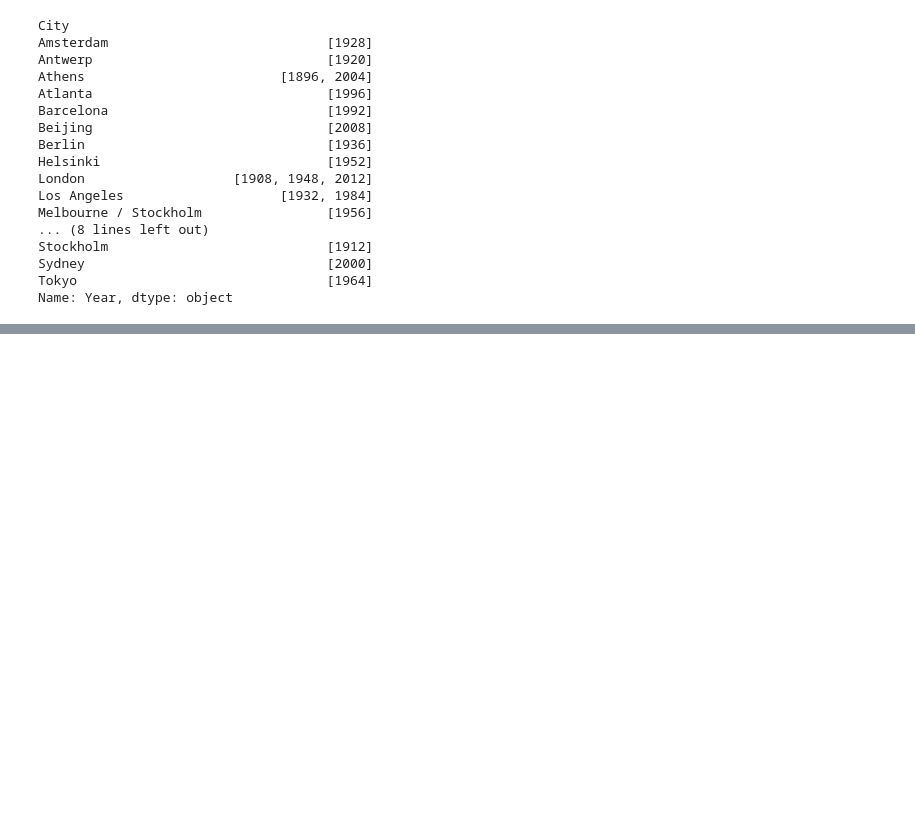
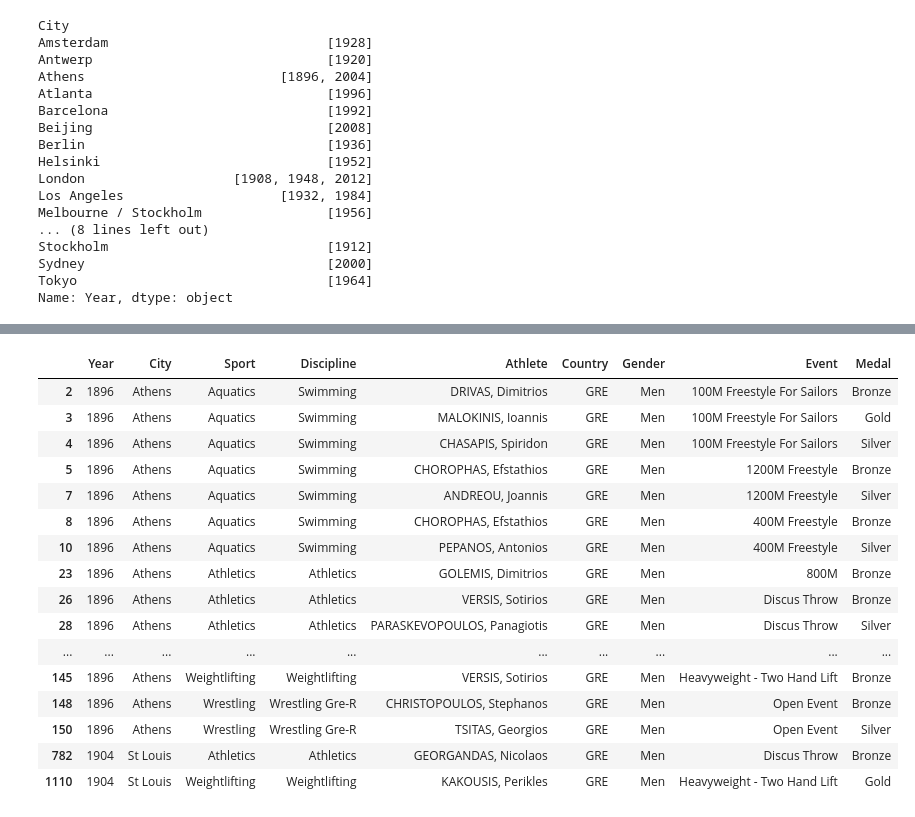
Before and after one commit to TomHOldershaw/Project_1_Team_2, a Jupyter notebook: q3p2.ipynb, the cells around one changed output, grey strips where cells are left out. Saved outputs shown, nothing was run; the diff lists cells and outputs as text; code cells hidden in the pictures; blank space fills up the shorter version.

```diff
--- a/q3p2.ipynb
+++ b/q3p2.ipynb
@@ -42,6 +42,6 @@ Sydney                               [2000]
 Tokyo                                [1964]
 Name: Year, dtype: object
 # %%
-amjad_df=amjad_df.loc[(data["Country"] == "GBR") & ( (data["Year"] = 1896) | (data["Year"] = 1900) | (data["Year"] = 1904) )]
-amjad_df
+gbr_df=amjad_df.loc[(amjad_df["Country"] == "GBR") & ( (amjad_df["Year"] == 1896) | (amjad_df["Year"] == 1900) | (amjad_df["Year"] == 1904) )]
+gbr_df
 # %% [output]
@@ -48,0 +61,21 @@ SyntaxError: invalid syntax (<ipython-input-31-fb6c25478039>, line 1)
+# %%
+athens_df=amjad_df.loc[(amjad_df["Country"] == "GRE") & ( (amjad_df["Year"] == 1896) | (amjad_df["Year"] == 1900) | (amjad_df["Year"] == 1904) )]
+athens_df
+# %% [output]
+|  | Year | City | Sport | Discipline | Athlete | Country | Gender | Event | Medal |
+| 2 | 1896 | Athens | Aquatics | Swimming | DRIVAS, Dimitrios | GRE | Men | 100M Freestyle For Sailors | Bronze |
+| 3 | 1896 | Athens | Aquatics | Swimming | MALOKINIS, Ioannis | GRE | Men | 100M Freestyle For Sailors | Gold |
+| 4 | 1896 | Athens | Aquatics | Swimming | CHASAPIS, Spiridon | GRE | Men | 100M Freestyle For Sailors | Silver |
+| 5 | 1896 | Athens | Aquatics | Swimming | CHOROPHAS, Efstathios | GRE | Men | 1200M Freestyle | Bronze |
+| 7 | 1896 | Athens | Aquatics | Swimming | ANDREOU, Joannis | GRE | Men | 1200M Freestyle | Silver |
+| 8 | 1896 | Athens | Aquatics | Swimming | CHOROPHAS, Efstathios | GRE | Men | 400M Freestyle | Bronze |
+| 10 | 1896 | Athens | Aquatics | Swimming | PEPANOS, Antonios | GRE | Men | 400M Freestyle | Silver |
+| 23 | 1896 | Athens | Athletics | Athletics | GOLEMIS, Dimitrios | GRE | Men | 800M | Bronze |
+| 26 | 1896 | Athens | Athletics | Athletics | VERSIS, Sotirios | GRE | Men | Discus Throw | Bronze |
+| 28 | 1896 | Athens | Athletics | Athletics | PARASKEVOPOULOS, Panagiotis | GRE | Men | Discus Throw | Silver |
+| ... | ... | ... | ... | ... | ... | ... | ... | ... | ... |
+| 145 | 1896 | Athens | Weightlifting | Weightlifting | VERSIS, Sotirios | GRE | Men | Heavyweight - Two Hand Lift | Bronze |
+| 148 | 1896 | Athens | Wrestling | Wrestling Gre-R | CHRISTOPOULOS, Stephanos | GRE | Men | Open Event | Bronze |
+| 150 | 1896 | Athens | Wrestling | Wrestling Gre-R | TSITAS, Georgios | GRE | Men | Open Event | Silver |
+| 782 | 1904 | St Louis | Athletics | Athletics | GEORGANDAS, Nicolaos | GRE | Men | Discus Throw | Bronze |
+| 1110 | 1904 | St Louis | Weightlifting | Weightlifting | KAKOUSIS, Perikles | GRE | Men | Heavyweight - Two Hand Lift | Gold |
```
Also changed, not shown: parts of 1 cell of this notebook.
